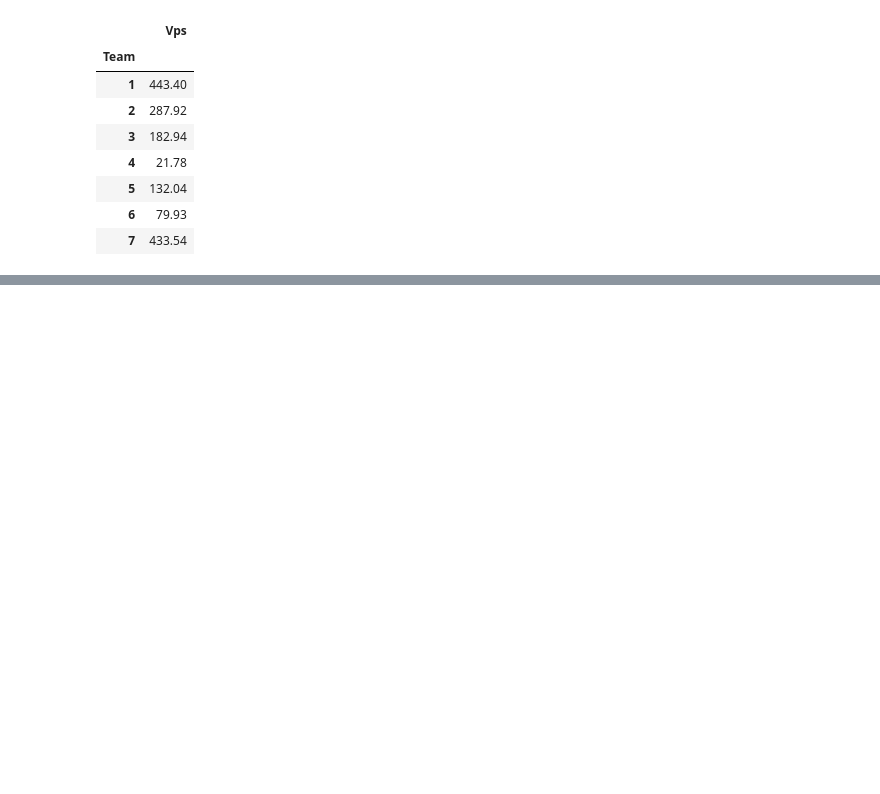
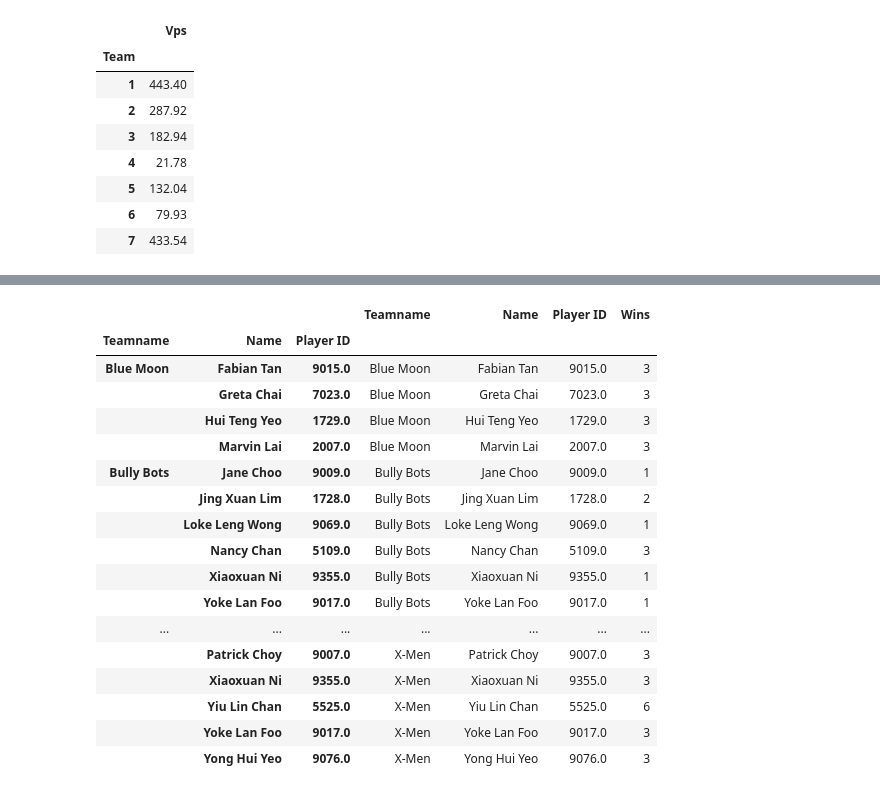
Before and after one commit to angshenting/scba-techcomm, a Jupyter notebook: masterpoints/Read From CSV.ipynb, the cells around one changed output, grey strips where cells are left out. Drawn from its saved outputs; the diff is of its cells as text; code cells hidden in the pictures; blank space fills up the shorter version.

```diff
--- a/masterpoints/Read From CSV.ipynb
+++ b/masterpoints/Read From CSV.ipynb
@@ -616,0 +620,21 @@ tmp[tmp['Team']==6]
+# %%
+tmp1[['Teamname','Name','Player ID','Wins']].groupby(['Teamname','Name','Player ID']).agg({'Teamname': 'first', 'Name': 'first', 'Player ID': 'first', 'Wins': 'sum'})
+# %% [output]
+|  |  |  | Teamname | Name | Player ID | Wins |
+| Teamname | Name | Player ID |  |  |  |  |
+| Blue Moon | Fabian Tan | 9015.0 | Blue Moon | Fabian Tan | 9015.0 | 3 |
+|  | Greta Chai | 7023.0 | Blue Moon | Greta Chai | 7023.0 | 3 |
+|  | Hui Teng Yeo | 1729.0 | Blue Moon | Hui Teng Yeo | 1729.0 | 3 |
+|  | Marvin Lai | 2007.0 | Blue Moon | Marvin Lai | 2007.0 | 3 |
+| Bully Bots | Jane Choo | 9009.0 | Bully Bots | Jane Choo | 9009.0 | 1 |
+|  | Jing Xuan Lim | 1728.0 | Bully Bots | Jing Xuan Lim | 1728.0 | 2 |
+|  | Loke Leng Wong | 9069.0 | Bully Bots | Loke Leng Wong | 9069.0 | 1 |
+|  | Nancy Chan | 5109.0 | Bully Bots | Nancy Chan | 5109.0 | 3 |
+|  | Xiaoxuan Ni | 9355.0 | Bully Bots | Xiaoxuan Ni | 9355.0 | 1 |
+|  | Yoke Lan Foo | 9017.0 | Bully Bots | Yoke Lan Foo | 9017.0 | 1 |
+| ... | ... | ... | ... | ... | ... | ... |
+|  | Patrick Choy | 9007.0 | X-Men | Patrick Choy | 9007.0 | 3 |
+|  | Xiaoxuan Ni | 9355.0 | X-Men | Xiaoxuan Ni | 9355.0 | 3 |
+|  | Yiu Lin Chan | 5525.0 | X-Men | Yiu Lin Chan | 5525.0 | 6 |
+|  | Yoke Lan Foo | 9017.0 | X-Men | Yoke Lan Foo | 9017.0 | 3 |
+|  | Yong Hui Yeo | 9076.0 | X-Men | Yong Hui Yeo | 9076.0 | 3 |
```
Also changed, not shown: parts of 5 cells of this notebook, 1 other file.
